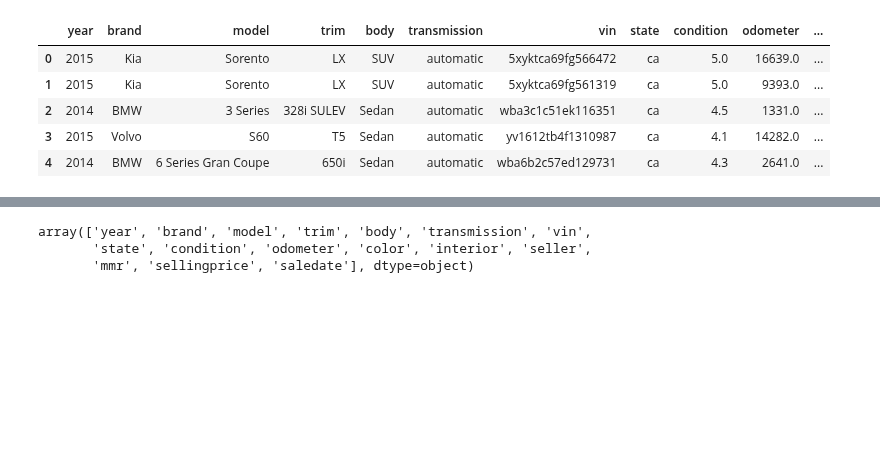
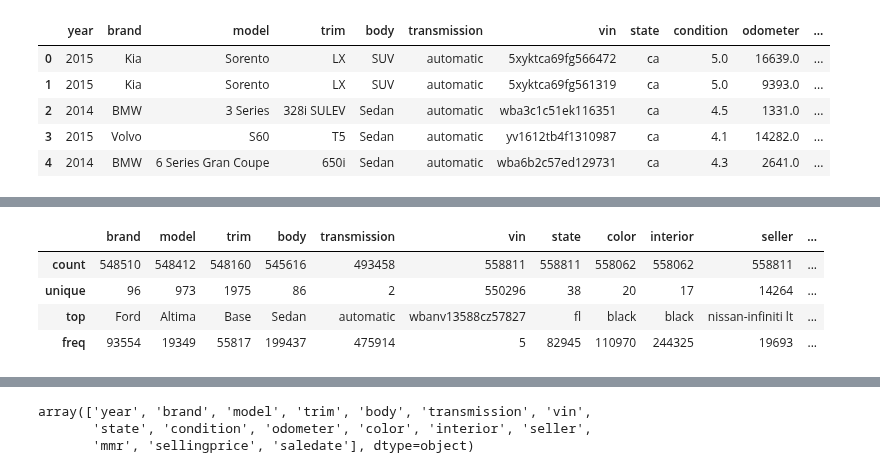
Before and after one commit to maxheijmans/AIM4B_Group1, a Jupyter notebook: UsedCarAuctionPrices/EDA_UsedCarAuctionPrices.ipynb, the cells around one changed output, grey strips where cells are left out. Cells and saved outputs as stored; diff of their text form; code cells hidden in the pictures; blank space fills up the shorter version.

```diff
--- a/UsedCarAuctionPrices/EDA_UsedCarAuctionPrices.ipynb
+++ b/UsedCarAuctionPrices/EDA_UsedCarAuctionPrices.ipynb
@@ -72,0 +85,12 @@ memory usage: 68.2+ MB
+# %%
+# Select columns with object or category data type
+categorical_columns = car_df.select_dtypes(include=['object']).columns
+
+# Describe only the categorical columns
+car_df[categorical_columns].describe()
+# %% [output]
+|  | brand | model | trim | body | transmission | vin | state | color | interior | seller | ... |
+| count | 548510 | 548412 | 548160 | 545616 | 493458 | 558811 | 558811 | 558062 | 558062 | 558811 | ... |
+| unique | 96 | 973 | 1975 | 86 | 2 | 550296 | 38 | 20 | 17 | 14264 | ... |
+| top | Ford | Altima | Base | Sedan | automatic | wbanv13588cz57827 | fl | black | black | nissan-infiniti lt | ... |
+| freq | 93554 | 19349 | 55817 | 199437 | 475914 | 5 | 82945 | 110970 | 244325 | 19693 | ... |
```
Also changed, not shown: parts of 21 cells of this notebook.
